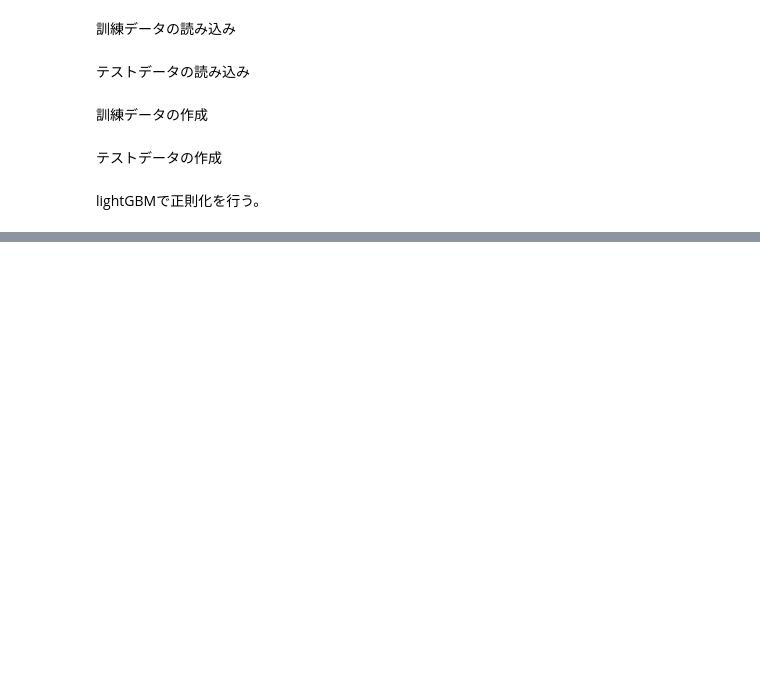
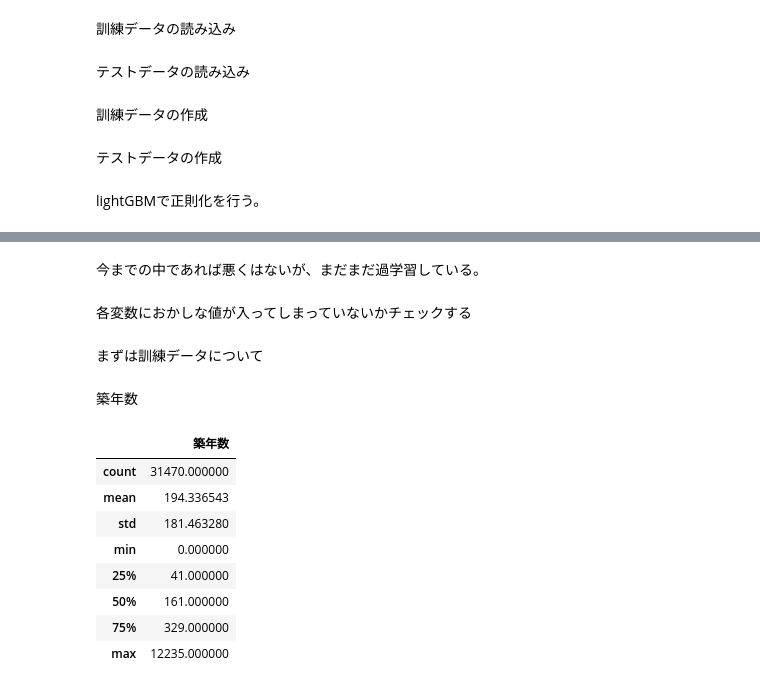
Before and after one commit to kyotoman-koshida/mynabi, a Jupyter notebook: 20220906.ipynb, the cells around one changed output, grey strips where cells are left out. Drawn from its saved outputs; the diff is of its cells as text; code cells hidden in the pictures; blank space fills up the shorter version.

```diff
--- a/20220906.ipynb
+++ b/20220906.ipynb
@@ -122,0 +202,20 @@ Early stopping, best iteration is:
+# %% [markdown]
+今までの中であれば悪くはないが、まだまだ過学習している。
+# %% [markdown]
+各変数におかしな値が入ってしまっていないかチェックする
+# %% [markdown]
+まずは訓練データについて
+# %% [markdown]
+築年数
+# %%
+house_age.describe()
+# %% [output]
+|  | 築年数 |
+| count | 31470.000000 |
+| mean | 194.336543 |
+| std | 181.463280 |
+| min | 0.000000 |
+| 25% | 41.000000 |
+| 50% | 161.000000 |
+| 75% | 329.000000 |
+| max | 12235.000000 |
```
Also changed, not shown: parts of 46 cells of this notebook, 3 other files.
